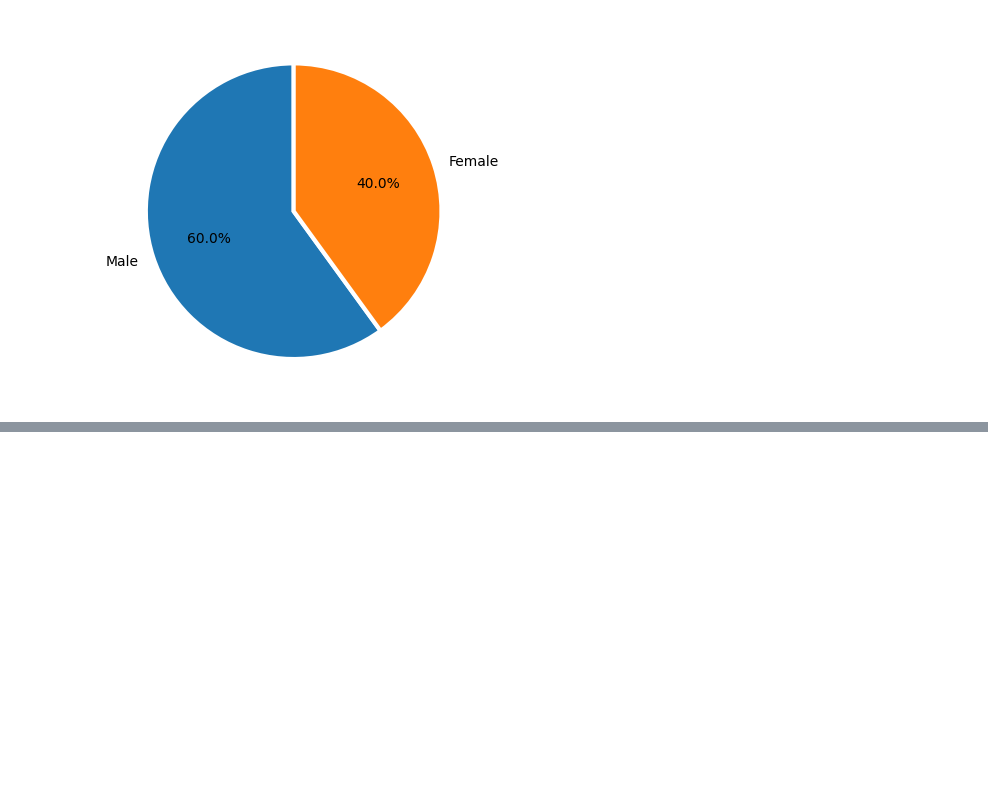
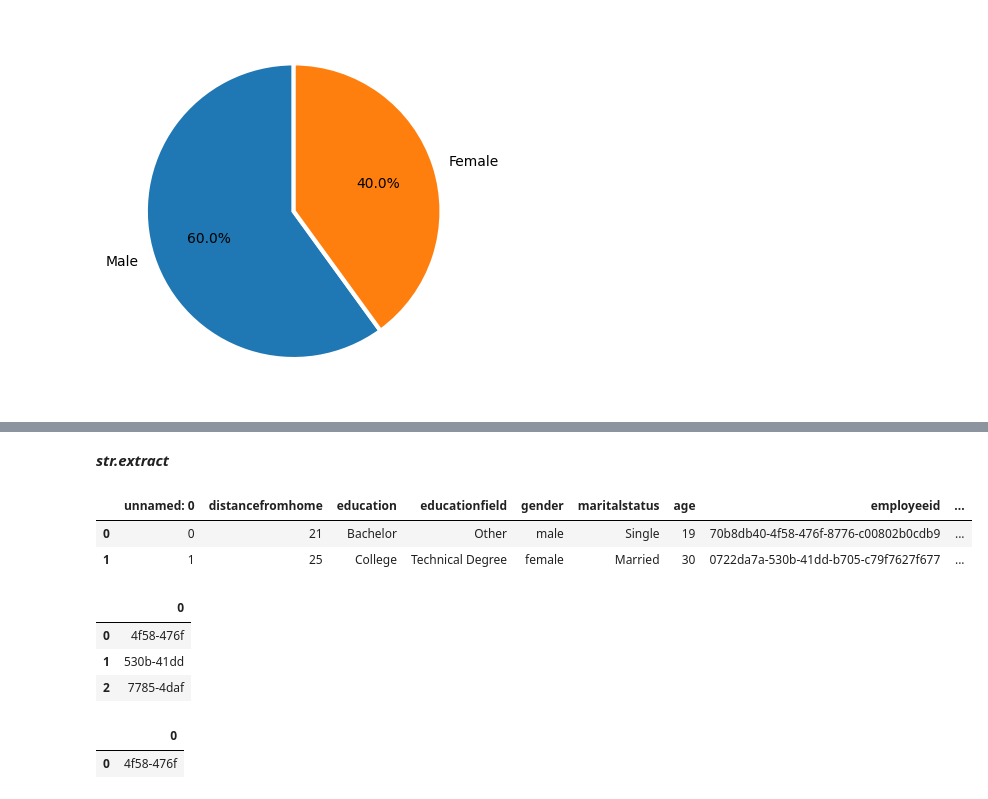
Before and after one commit to jgilsu11/Teoria, a Jupyter notebook: Modulo2/teoria/problema-enunciado.ipynb, the cells around one changed output, grey strips where cells are left out. Saved outputs shown, nothing was run; the diff lists cells and outputs as text; code cells hidden in the pictures; blank space fills up the shorter version.

```diff
--- a/Modulo2/teoria/problema-enunciado.ipynb
+++ b/Modulo2/teoria/problema-enunciado.ipynb
@@ -314,0 +424,22 @@ plt.pie(proporcion, labels= generos, labeldistance=1.10, wedgeprops = { 'linewid
+# %% [markdown]
+***str.extract***
+# %%
+df.head(2)
+# %% [output]
+|  | unnamed: 0 | distancefromhome | education | educationfield | gender | maritalstatus | age | employeeid | ... |
+| 0 | 0 | 21 | Bachelor | Other | male | Single | 19 | 70b8db40-4f58-476f-8776-c00802b0cdb9 | ... |
+| 1 | 1 | 25 | College | Technical Degree | female | Married | 30 | 0722da7a-530b-41dd-b705-c79f7627f677 | ... |
+# %%
+patron= r"-(\w+-\w+)"                        #como reguex coge la primera coincidencia nos sirve
+df["employeeid"].str.extract(patron).head(3)
+# %% [output]
+|  | 0 |
+| 0 | 4f58-476f |
+| 1 | 530b-41dd |
+| 2 | 7785-4daf |
+# %%
+patron= r"-(\w{4}-\w{4})"
+df["employeeid"].str.extract(patron).head(1)
+# %% [output]
+|  | 0 |
+| 0 | 4f58-476f |
```
Also changed, not shown: parts of 12 cells of this notebook, 2 other files.
